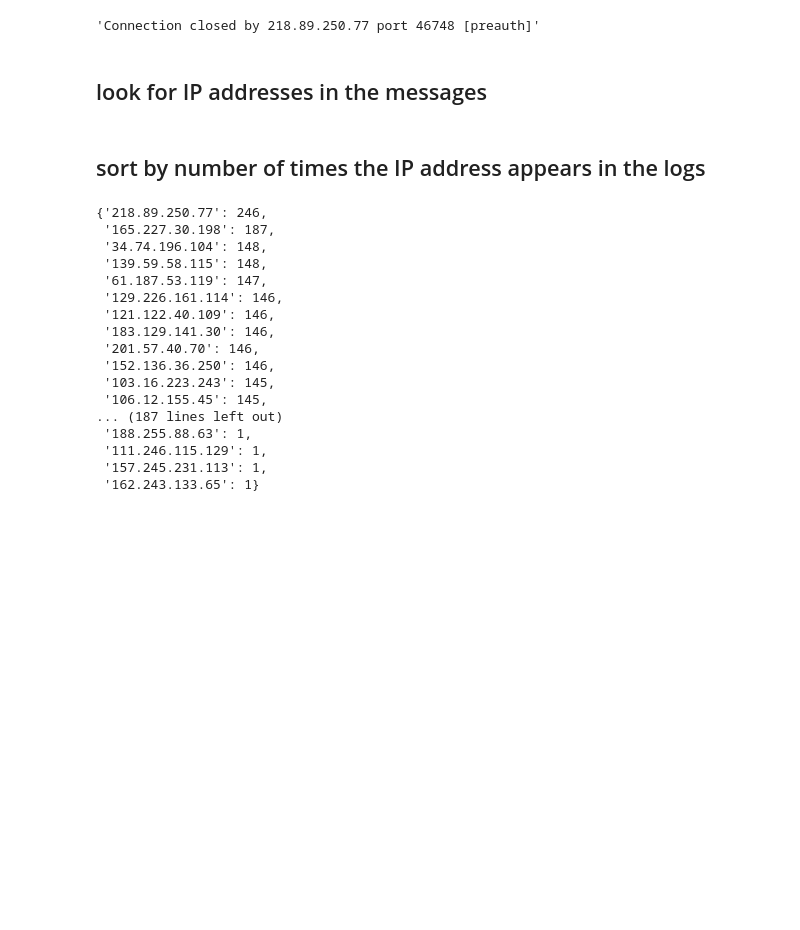
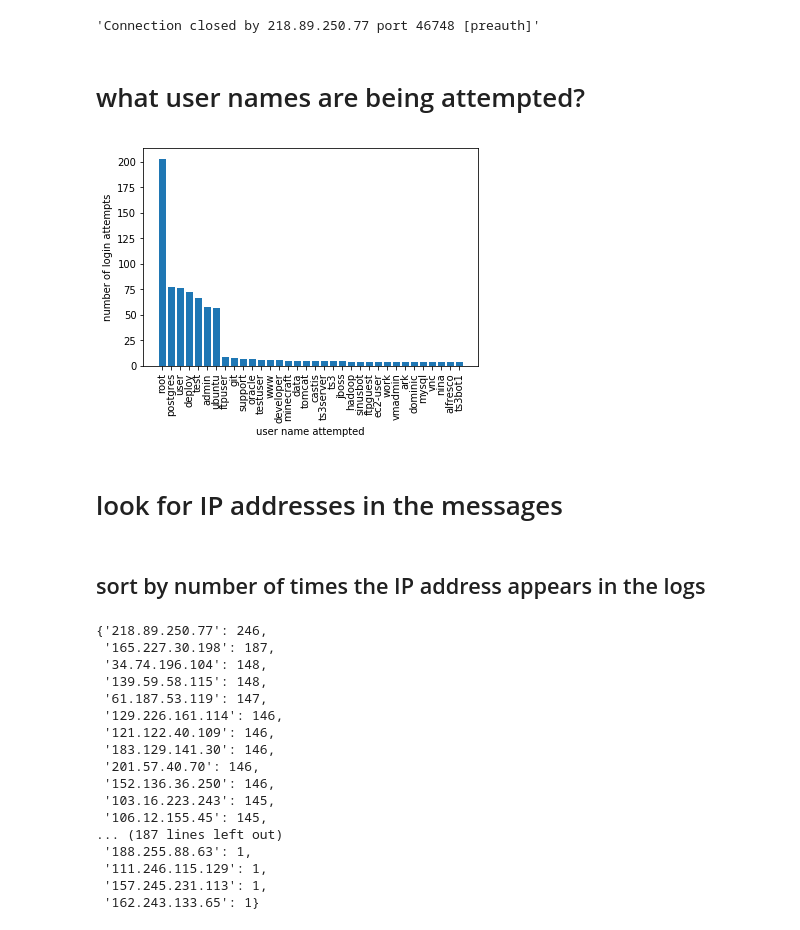
Before and after one commit to allofphysicsgraph/server-log-analysis, a Jupyter notebook: auth.ipynb, the cells around one changed output. Saved outputs shown, nothing was run; the diff lists cells and outputs as text; code cells hidden in the pictures; blank space fills up the shorter version.

```diff
--- a/auth.ipynb
+++ b/auth.ipynb
@@ -154,8 +166,56 @@ df.groupby('pid').get_group('18171').sort_values(["datetime"])
 df.loc[8314]['message']
 # %% [output]
 'Connection closed by 218.89.250.77 port 46748 [preauth]'
+# %% [markdown]
+# what user names are being attempted?
+# %%
+list_of_attempted_users = []
+relevant_entries = []
+for indx, msg in df['message'].items():
+#    if msg.startswith('Invalid user '):
+#        list_of_attempted_users.append(msg.replace('Invalid user ',''))
+    if msg.startswith('Failed password for invalid user'):
+        list_of_attempted_users.append(msg.replace('Failed password for invalid user ',''))
+    elif msg.startswith('Failed password for '):
+        list_of_attempted_users.append(msg.replace('Failed password for ',''))
+    elif (msg.startswith('Disconnected from') or
+          msg.startswith('New session') or
+          msg.startswith('Invalid user ') or
+          msg.startswith('Received disconnect from ') or
+          msg.startswith('Connection closed by ') or
+          msg.startswith('Connection reset by ') or
+          msg.startswith('Unable to negotiate with') or
+          msg.startswith('PAM 2 more authentication failures') or
+          msg.startswith('pam_unix(sshd:auth): authentication failure') or
+          msg.startswith('error: Received disconnect from ') or
+          msg.startswith('Did not receive identification string') or
+          msg.startswith('message repeated 2 times: [ Failed password')):
+        #print(msg)
+        continue
+    else:
+        relevant_entries.append(msg)#[0:40])
+#    if 'Failed password' in msg:
+#        print(msg)
+# %%
+list_of_users = []
+for entry in list_of_attempted_users:
+    list_of_users.append(entry.split(' ')[0])
+# %%
+# https://stackoverflow.com/a/5829377/1164295
+u = Counter(list_of_users)
+# %%
+# https://stackoverflow.com/a/55292813/1164295
+sorted_u = {k: u[k] for k in sorted(u, key=u.get, reverse=True) if u[k]>3}
+# %%
+# https://stackoverflow.com/a/16014873/1164295
+plt.bar(range(len(sorted_u)), list(sorted_u.values()), align='center')
+_=plt.xticks(range(len(sorted_u)), list(sorted_u.keys()), rotation='vertical')
+_=plt.ylabel('number of login attempts')
+_=plt.xlabel('user name attempted')
+# %% [output]
+[figure, added]
 # %% [markdown]
-## look for IP addresses in the messages
+# look for IP addresses in the messages
 # %%
 list_of_ips = []
 for indx, msg in df['message'].items():
```
Also changed, not shown: parts of 25 cells of this notebook, 5 other files.
